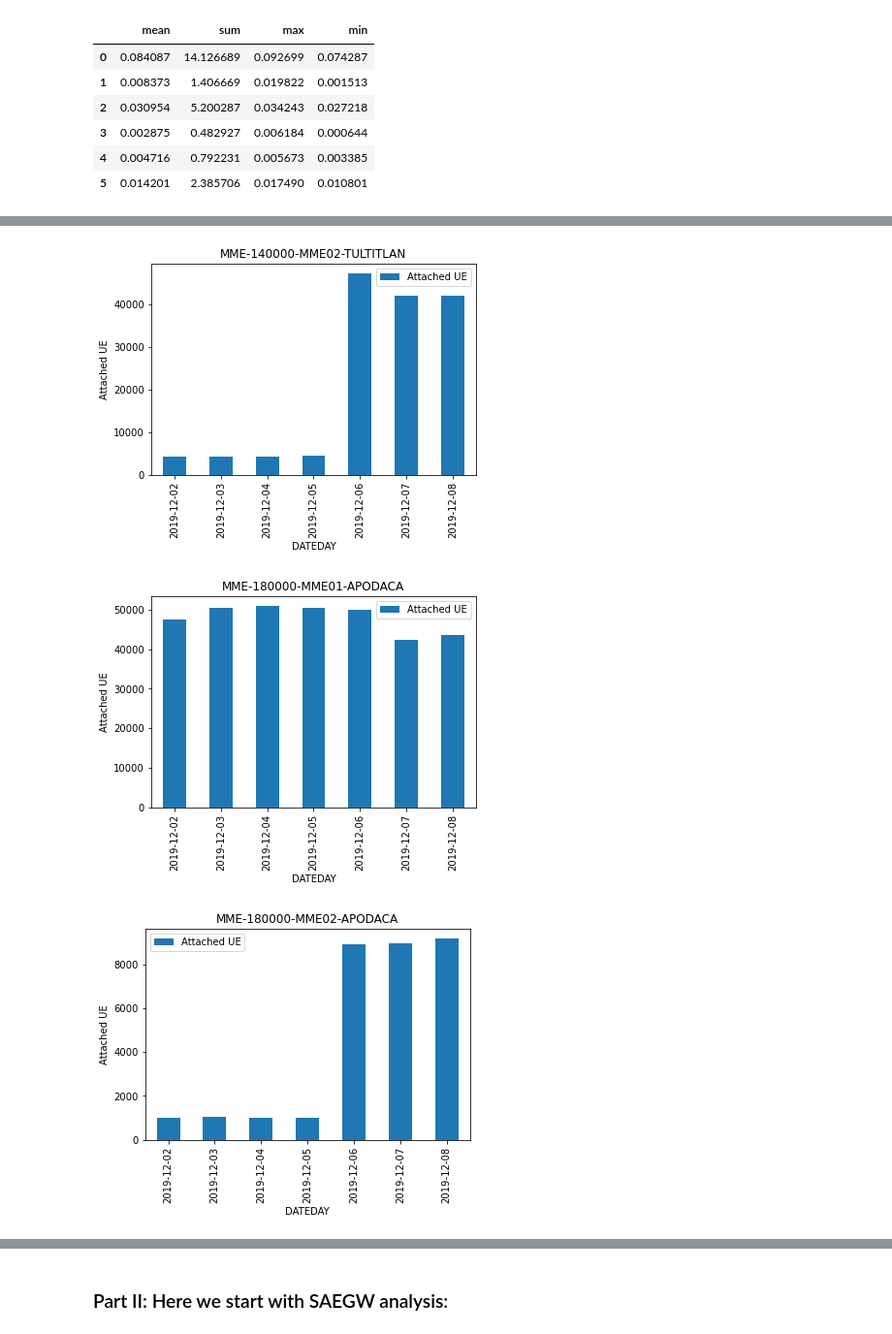
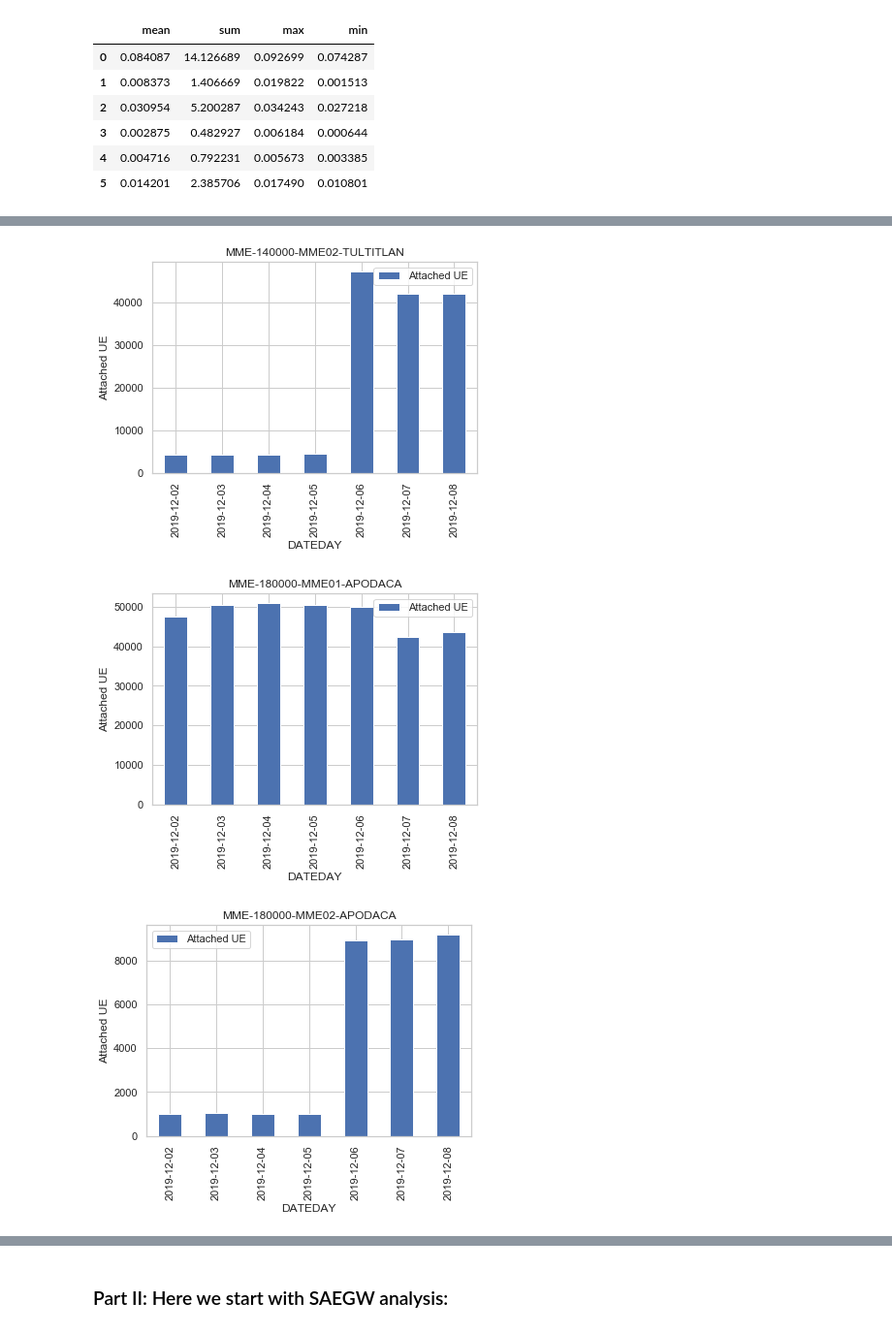
Before and after one commit to fedelpz96/Project_1, a Jupyter notebook: LTE_capacity.ipynb, the cells around one changed output, grey strips where cells are left out. Shown at 97% size. Cells and saved outputs as stored; diff of their text form; code cells hidden in the pictures.

```diff
--- a/LTE_capacity.ipynb
+++ b/LTE_capacity.ipynb
@@ -129,0 +176,14 @@ mme_df
+# %%
+sns.set(style="whitegrid")
+
+
+mmes = mme_df["MME"].unique()
+for x in mmes:
+    plt.figure()
+    ax = sns.violinplot(x=mme_df[mme_df["MME"] == x]["DATEDAY"].astype(str).str[8:10], y=mme_df[mme_df["MME"] == x]["Attached UE"])
+    plt.title(x)
+
+for x in mmes:
+    plt.figure()
+    ax = sns.violinplot(x=mme_df[mme_df["MME"] == x]["DATEDAY"].astype(str).str[8:10], y=mme_df[mme_df["MME"] == x]["EPS Bearers"])
+    plt.title(x)
@@ -131,7 +204,7 @@ mme_df
 # Function to create scatter plots
 
 def scatter_p(kind,x,y,xlabel,ylabel,title,data):
-    scatter = data.plot(kind=kind,x=x,y=y)
+    scatter = data.plot(kind=kind,x=x,y=y,c='b')
     scatter.set_xlabel(x)
     scatter.set_ylabel(y)
     scatter.set_title(title)
@@ -163,0 +237,17 @@ for x in mmes:
+# %%
+
+from scipy.stats import linregress
+for mm in mmes:
+    x_values = mme_df[mme_df["MME"] == mm]["Attached UE"].values
+    y_values = mme_df[mme_df["MME"] == mm]["EPS Bearers"].values
+    (slope, intercept, rvalue, pvalue, stderr) = linregress(x_values, y_values)
+    regress_values = x_values * slope + intercept
+    line_eq = "y = " + str(round(slope,2)) + "x + " + str(round(intercept,2))
+    plt.scatter(x_values,y_values)
+    plt.plot(x_values,regress_values,"r-")
+    plt.annotate(line_eq,(6,10),fontsize=15,color="red")
+    plt.xlabel("Attached UE-" + mm)
+    plt.ylabel('EPS Bearers' )
+    print(f"The r-squared for {mm} is: {rvalue**2}")
+    plt.annotate(line_eq,(mme_df[mme_df["MME"] == mm]["EPS Bearers"].min(),mme_df[mme_df["MME"] == mm]["Attached UE"].min()),fontsize=15,color="red")
+    plt.show()
@@ -282,6 +395,14 @@ fig.add_layer(heat_layer)
 fig
 # %% [output]
 [interactive output not drawn]
+# %%
+# Function to create bar plots
+
+def bar_p(kind,x,y,xlabel,ylabel,title,data):
+    scatter = data.plot(kind=kind,x=x,y=y)
+    scatter.set_xlabel(x)
+    scatter.set_ylabel(y)
+    scatter.set_title(title)
 # %%
 
 m=mme_df.groupby(["MME","city","DATEDAY"]).max()
@@ -289,5 +410,5 @@ m.reset_index(inplace=True)
 mmes = m["MME"].unique()
 for x in mmes:
 
-    scatter_p("bar","DATEDAY","Attached UE","Date","Attached UE",x,m[m["MME"] == x])
+    bar_p("bar","DATEDAY","Attached UE","Date","Attached UE",x,m[m["MME"] == x])
 # %% [output]
@@ -295,3 +416,3 @@ for x in mmes:
-[figure, old version]
+[figure, new version]
-[figure, old version]
+[figure, new version]
-[figure, old version]
+[figure, new version]
```
Also changed, not shown: parts of 29 cells of this notebook, 14 other files.
